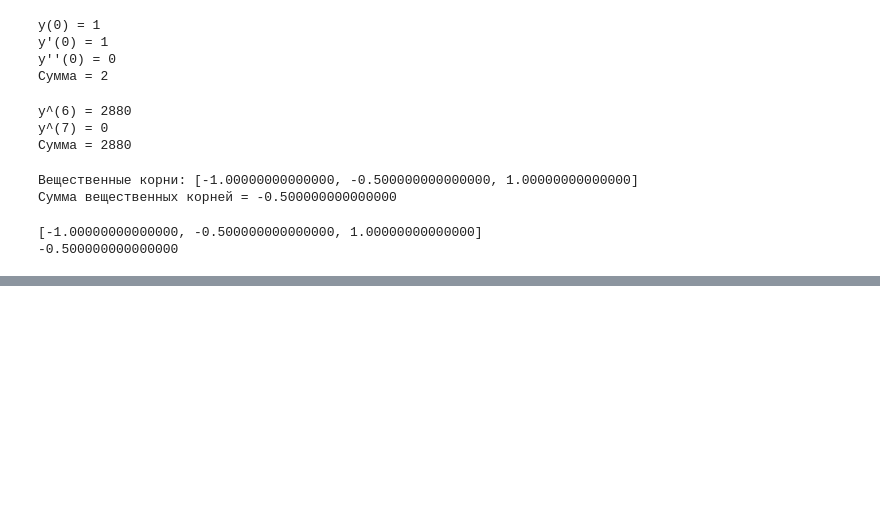
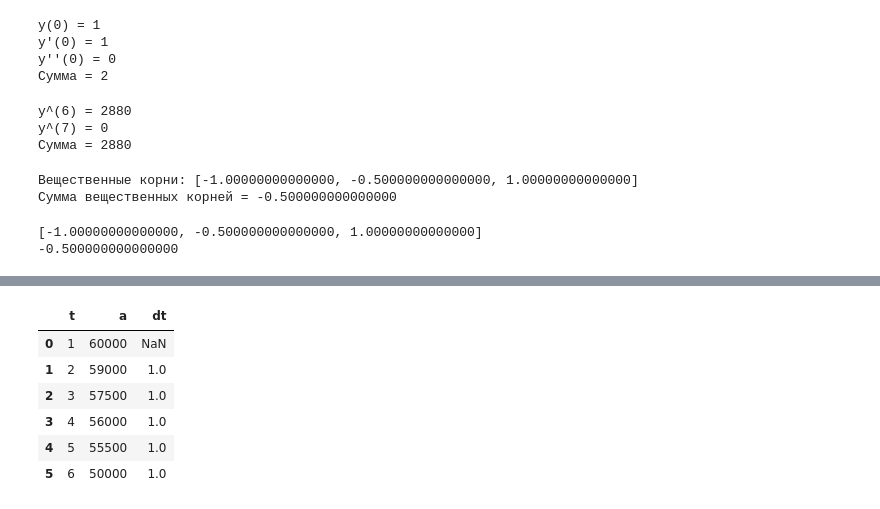
Before and after one commit to Arrinna/study_notes, a Jupyter notebook: math_stats_basic.ipynb, the cells around one changed output, grey strips where cells are left out. Saved outputs shown, nothing was run; the diff lists cells and outputs as text; code cells hidden in the pictures; blank space fills up the shorter version.

```diff
--- a/math_stats_basic.ipynb
+++ b/math_stats_basic.ipynb
@@ -409,0 +443,11 @@ print(sum_roots)
+# %%
+df['dt'] = df['t'].diff()
+df
+# %% [output]
+|  | t | a | dt |
+| 0 | 1 | 60000 | NaN |
+| 1 | 2 | 59000 | 1.0 |
+| 2 | 3 | 57500 | 1.0 |
+| 3 | 4 | 56000 | 1.0 |
+| 4 | 5 | 55500 | 1.0 |
+| 5 | 6 | 50000 | 1.0 |
```
Also changed, not shown: parts of 9 cells of this notebook, 7 other files.
